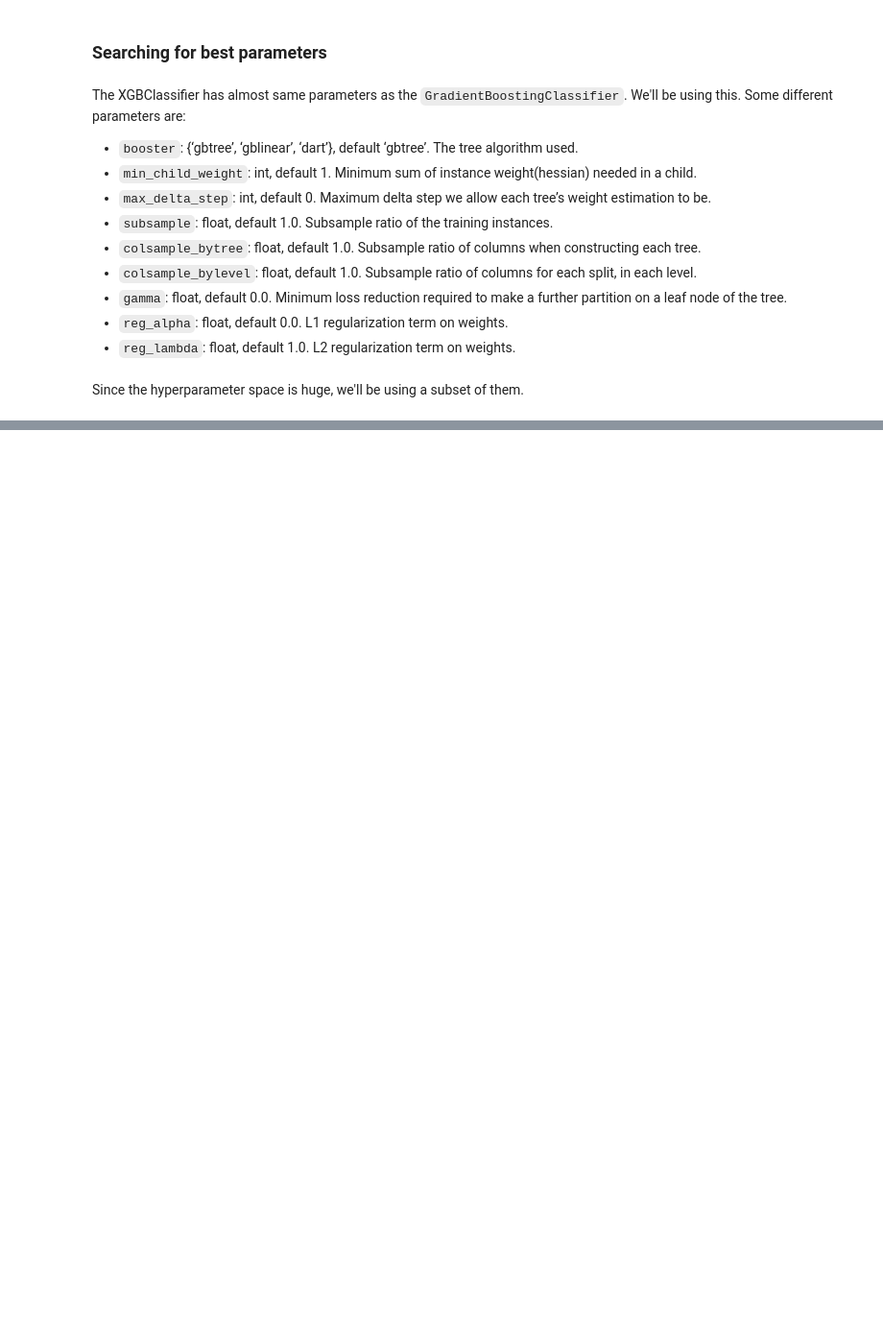
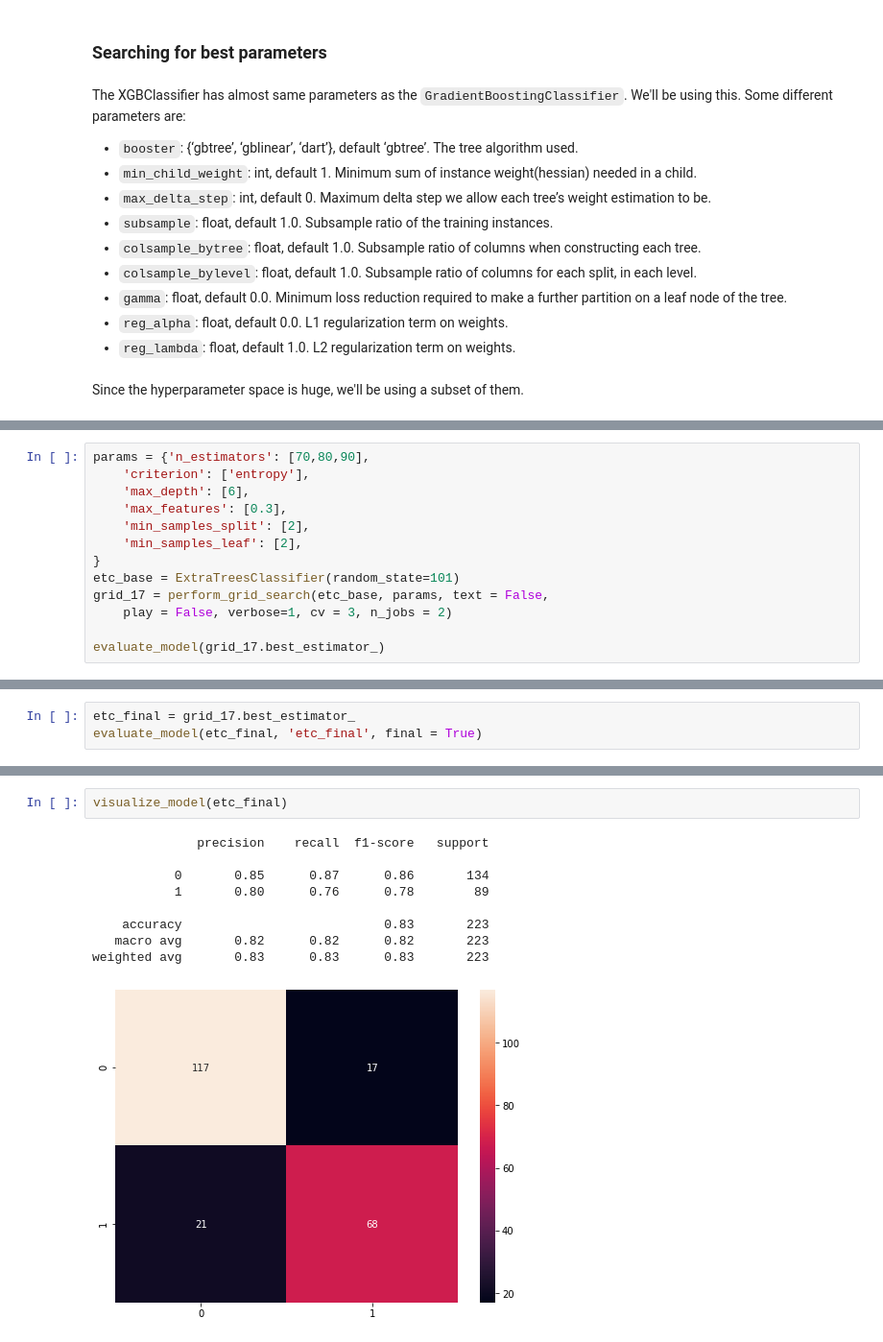
Before and after one commit to Hari31416/Portfolio, a Jupyter notebook: Titanic/Models_II.ipynb, the cells around one changed output, grey strips where cells are left out. Shown at 96% size. Drawn from its saved outputs; the diff is of its cells as text; blank space fills up the shorter version.

```diff
--- a/Titanic/Models_II.ipynb
+++ b/Titanic/Models_II.ipynb
@@ -558,0 +1191,13 @@ grid_10 = perform_grid_search(gbc_base, params, text = True, play = False, verbo
+# %%
+params = {'n_estimators': [70,80,90],
+    'criterion': ['entropy'],
+    'max_depth': [6],
+    'max_features': [0.3],
+    'min_samples_split': [2],
+    'min_samples_leaf': [2],
+}
+etc_base = ExtraTreesClassifier(random_state=101)
+grid_17 = perform_grid_search(etc_base, params, text = False,
+    play = False, verbose=1, cv = 3, n_jobs = 2)
+
+evaluate_model(grid_17.best_estimator_)
@@ -558,0 +1223,3 @@ grid_10 = perform_grid_search(gbc_base, params, text = True, play = False, verbo
+# %%
+etc_final = grid_17.best_estimator_
+evaluate_model(etc_final, 'etc_final', final = True)
@@ -558,0 +1241,12 @@ grid_10 = perform_grid_search(gbc_base, params, text = True, play = False, verbo
+# %%
+visualize_model(etc_final)
+# %% [output]
+              precision    recall  f1-score   support
+
+           0       0.85      0.87      0.86       134
+           1       0.80      0.76      0.78        89
+
+    accuracy                           0.83       223
+   macro avg       0.82      0.82      0.82       223
+weighted avg       0.83      0.83      0.83       223
+[figure, added]
```
Also changed, not shown: parts of 60 cells of this notebook, 10 other files.
